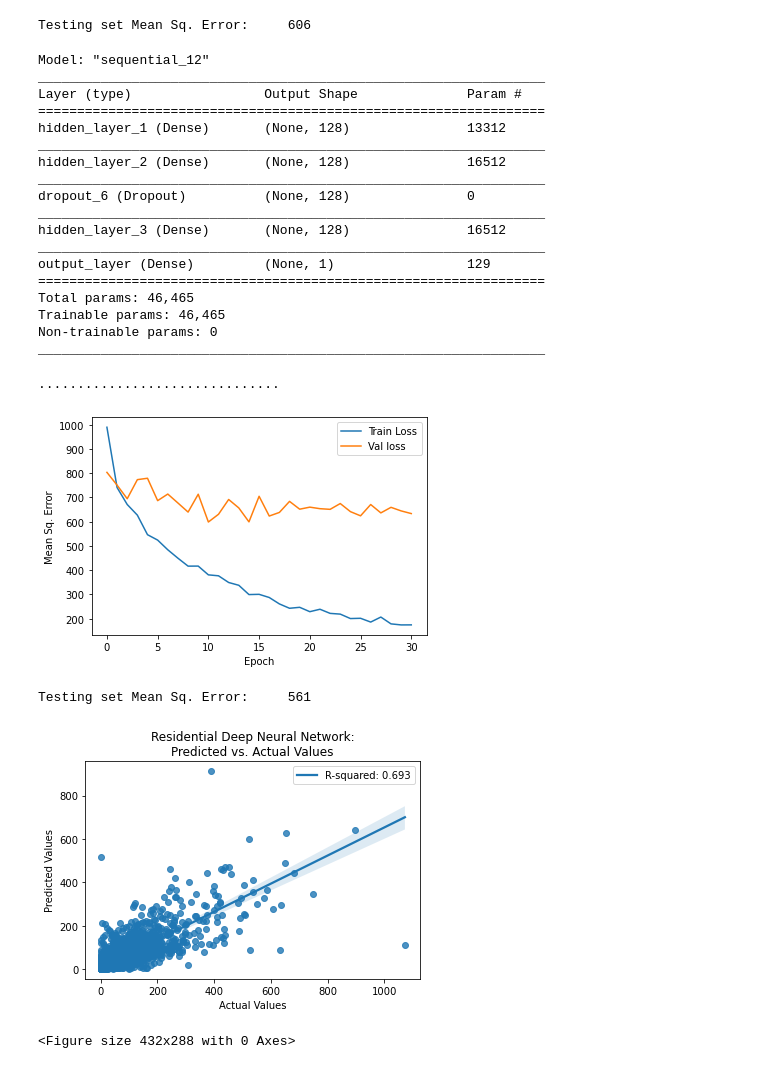
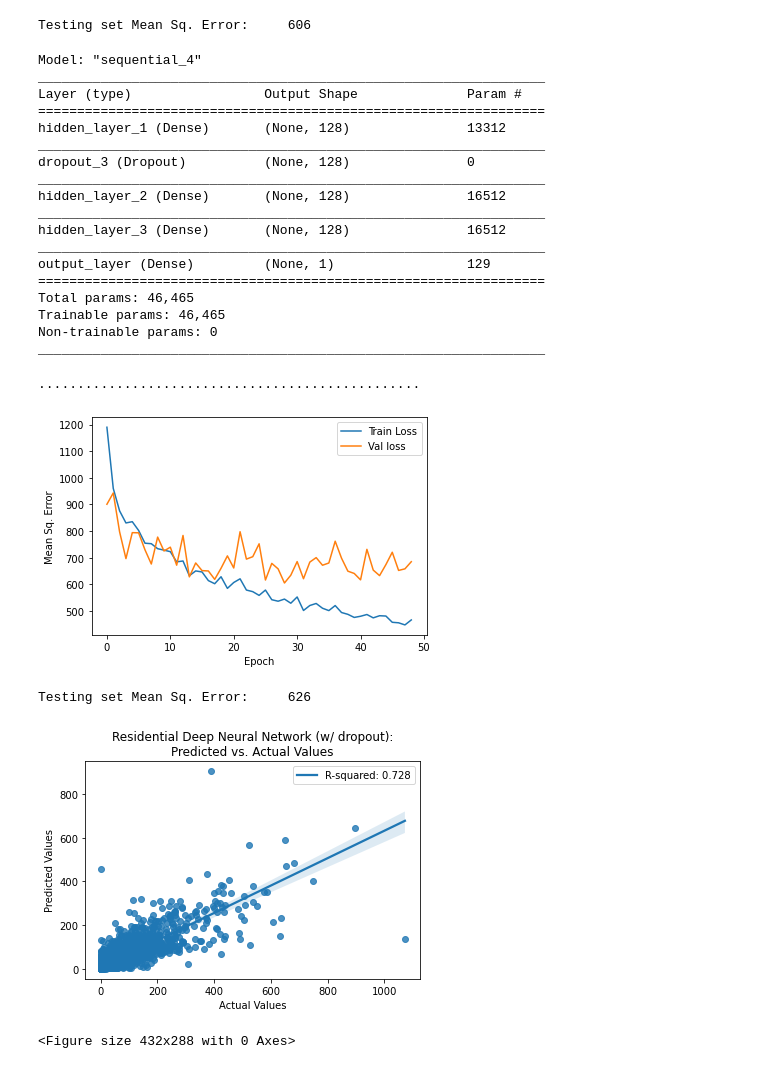
Before and after one commit to gnyirjesy/Solar-Panel-Area-Prediction, a Jupyter notebook: EDA_and_Modeling.ipynb, the cells around one changed output. Saved outputs shown, nothing was run; the diff lists cells and outputs as text; code cells hidden in the pictures.

Commit message:
FFinalize plots for paper

```diff
--- a/EDA_and_Modeling.ipynb
+++ b/EDA_and_Modeling.ipynb
@@ -869,7 +876,7 @@ fi_rf = plot_feature_importance(model.feature_importances_, train_data.columns)
 # %% [output]
 [figure]
 # %%
-model = RandomForestRegressor(**params_rfr)
+model = RandomForestRegressor()
 
 parameters = {'criterion':['squared_error'],
               'n_estimators': [300,500,600, 1000],
@@ -1200,9 +1219,9 @@ model = keras.Sequential([
     keras.layers.Dense(128, activation=tf.nn.relu, #activation=tf.keras.activations.linear,
                        input_shape=(train_data.shape[1],),
                        name='hidden_layer_1'),
+    keras.layers.Dropout(.5),
     keras.layers.Dense(128, activation=tf.nn.relu,
                        name='hidden_layer_2'),
-    keras.layers.Dropout(.1),
     keras.layers.Dense(128, activation=tf.nn.relu,
                        name='hidden_layer_3'),
     keras.layers.Dense(1, name='output_layer',)
@@ -1219,15 +1238,15 @@ model.compile(loss='mse',
 # show a summary of the data
 model.summary()
 # %% [output]
-Model: "sequential_12"
+Model: "sequential_4"
 _________________________________________________________________
 Layer (type)                 Output Shape              Param #
 =================================================================
 hidden_layer_1 (Dense)       (None, 128)               13312
 _________________________________________________________________
+dropout_3 (Dropout)          (None, 128)               0
+_________________________________________________________________
 hidden_layer_2 (Dense)       (None, 128)               16512
-_________________________________________________________________
-dropout_6 (Dropout)          (None, 128)               0
 _________________________________________________________________
 hidden_layer_3 (Dense)       (None, 128)               16512
 _________________________________________________________________
@@ -1240,31 +1259,31 @@ _________________________________________________________________
 # %%
 # If you train too long, you are prone to over-fitting
 # this prevents the model from generalizing to data it has never seen before
 # early stopping is one way to go about this
 # The patience parameter is the amount of epochs to check for improvement
 early_stop = keras.callbacks.EarlyStopping(monitor='val_loss', patience=20)
 
 # Store training stats
 history = model.fit(train_data, train_labels, epochs=1000,
                     validation_split=0.2, verbose=0,
                     callbacks=[early_stop, PrintDot()])
 
-plot_history(history)
+plot_history(history, 'Residential Neural Network (w/ dropout):\nModel Loss')
 # %% [output]
-...............................
+.................................................
-[figure, old version]
+[figure, new version]
 # %%
 [loss, mse] = model.evaluate(test_data, test_labels, verbose=0)
 
 print("Testing set Mean Sq. Error: {:7.0f}".format(mse))
 # %% [output]
-Testing set Mean Sq. Error:     561
+Testing set Mean Sq. Error:     626
 # %%
 test_predictions = model.predict(test_data).flatten()
 
 regression_scatter(test_labels, test_predictions, 'Actual Values', 'Predicted Values',
-                   'Residential Deep Neural Network:\nPredicted vs. Actual Values',
+                   'Residential Deep Neural Network (w/ dropout):\nPredicted vs. Actual Values',
                   '/Users/gabbynyirjesy/Documents/ML for Env Engineering/Solar-Panel-Area-Prediction/deep_nn_residential_system_count_errors')
 # %% [output]
-[figure, old version]
+[figure, new version]
 <Figure size 432x288 with 0 Axes>
```
Also changed, not shown: parts of 14 cells of this notebook, 11 other files.
